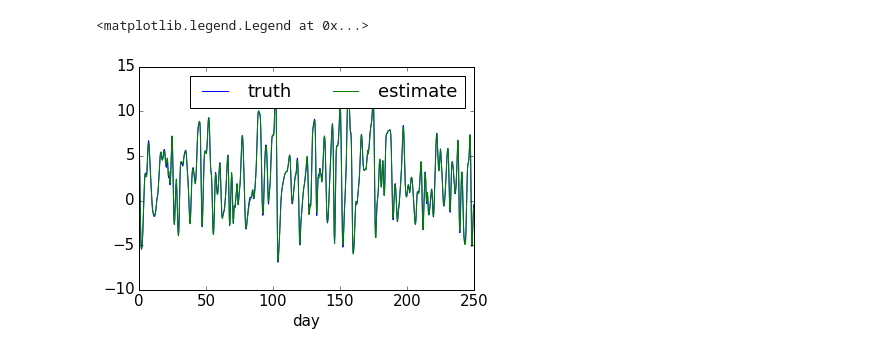
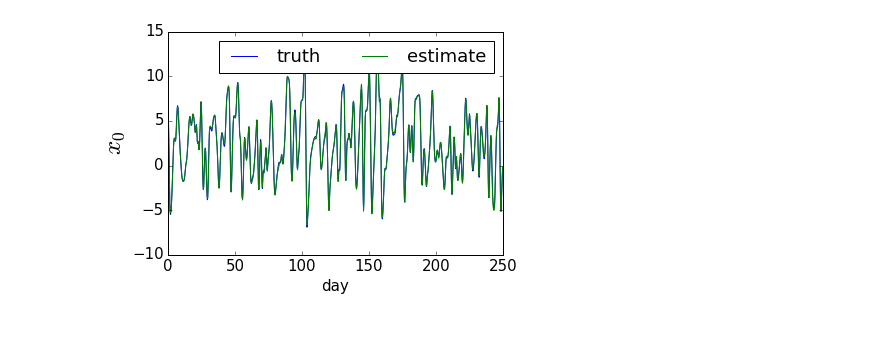
Before and after one commit to termoshtt/data_assimilation.py, a Jupyter notebook: ETKF.ipynb, the cells around one changed output. Drawn from its saved outputs; the diff is of its cells as text; code cells hidden in the pictures.

```diff
--- a/ETKF.ipynb
+++ b/ETKF.ipynb
@@ -66,6 +69,7 @@ plt.ylabel("std")
 # %%
 df[["truth", "estimate"]].plot()
+plt.ylabel(r"$x_0$", fontsize=25)
 plt.legend(ncol=2)
+plt.savefig("ETKF_x0.png", bbox_inches="tight")
 # %% [output]
-<matplotlib.legend.Legend at 0x...>
-[figure, old version]
+[figure, new version]
```
Also changed, not shown: parts of 3 cells of this notebook, 2 other files.
